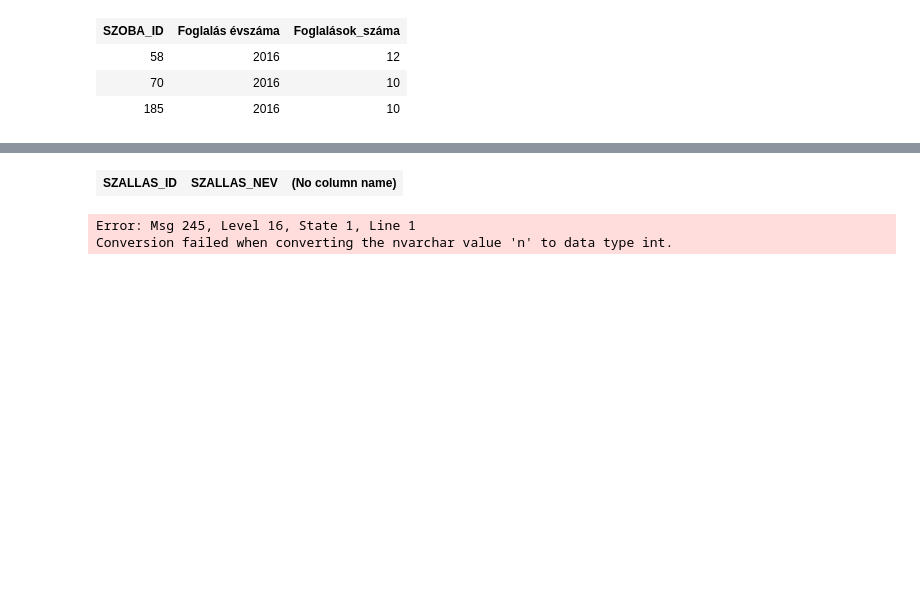
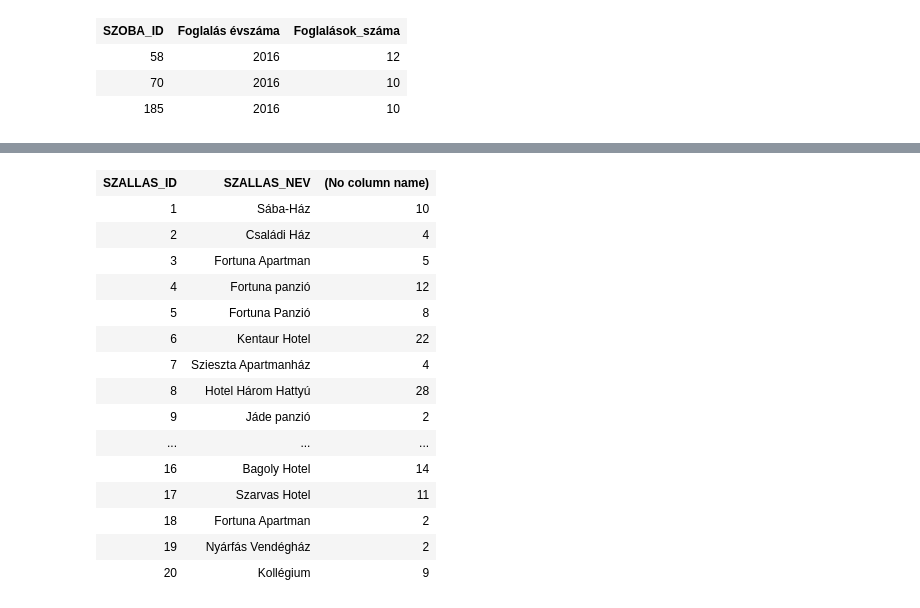
Before and after one commit to Kratosiel/sql-gyak, a Jupyter notebook: zh.ipynb, the cells around one changed output, grey strips where cells are left out. Saved outputs shown, nothing was run; the diff lists cells and outputs as text; code cells hidden in the pictures; blank space fills up the shorter version.

```diff
--- a/zh.ipynb
+++ b/zh.ipynb
@@ -44,6 +44,6 @@ Total execution time: 00:00:00.005
 # %%
 SELECT szh.SZALLAS_ID, szh.SZALLAS_NEV, COUNT(*)
 FROM Szallashely szh JOIN Szoba sz ON sz.SZALLAS_FK = szh.SZALLAS_ID
-WHERE sz.KLIMAS=1
+WHERE sz.KLIMAS='i'
 GROUP BY szh.SZALLAS_ID, szh.SZALLAS_NEV
 # %% [output]
@@ -51,3 +52,16 @@ Total execution time: 00:00:00.009
 | SZALLAS_ID | SZALLAS_NEV | (No column name) |
+| 1 | Sába-Ház | 10 |
+| 2 | Családi Ház | 4 |
+| 3 | Fortuna Apartman | 5 |
+| 4 | Fortuna panzió | 12 |
+| 5 | Fortuna Panzió | 8 |
+| 6 | Kentaur Hotel | 22 |
+| 7 | Szieszta Apartmanház | 4 |
+| 8 | Hotel Három Hattyú | 28 |
+| 9 | Jáde panzió | 2 |
+| ... | ... | ... |
+| 16 | Bagoly Hotel | 14 |
+| 17 | Szarvas Hotel | 11 |
+| 18 | Fortuna Apartman | 2 |
+| 19 | Nyárfás Vendégház | 2 |
+| 20 | Kollégium | 9 |
-Error: Msg 245, Level 16, State 1, Line 1
-Conversion failed when converting the nvarchar value 'n' to data type int.
```
Also changed, not shown: parts of 1 cell of this notebook.
